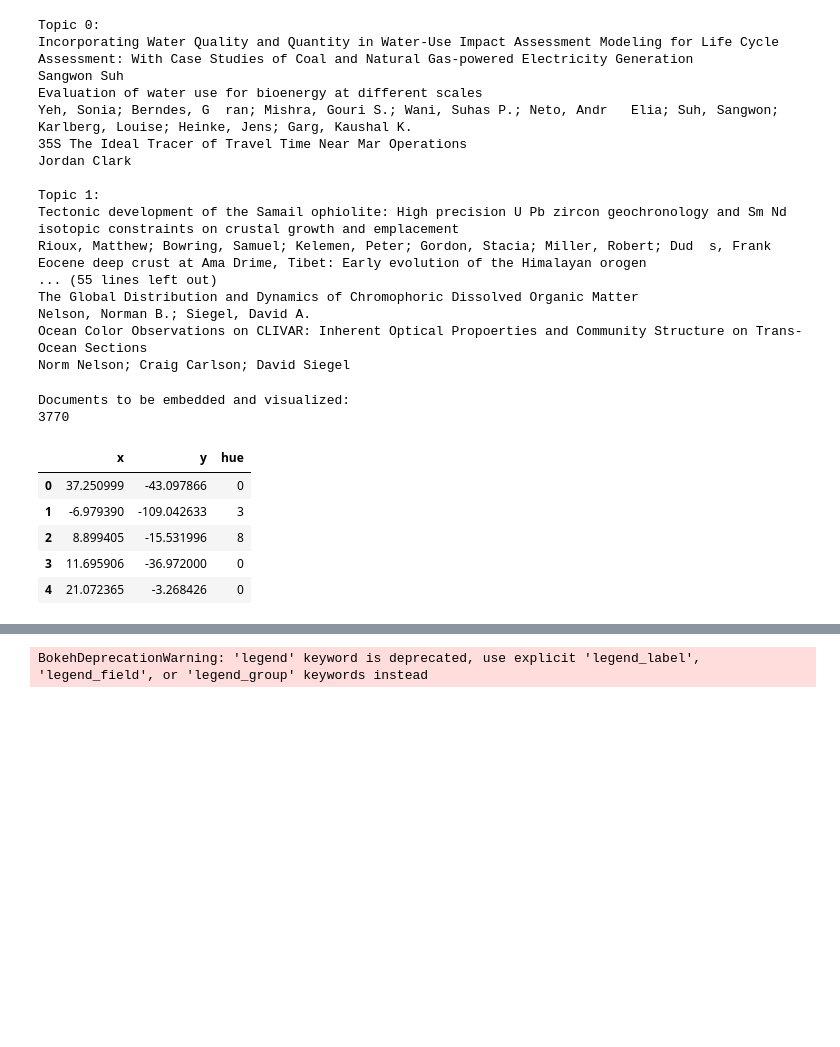
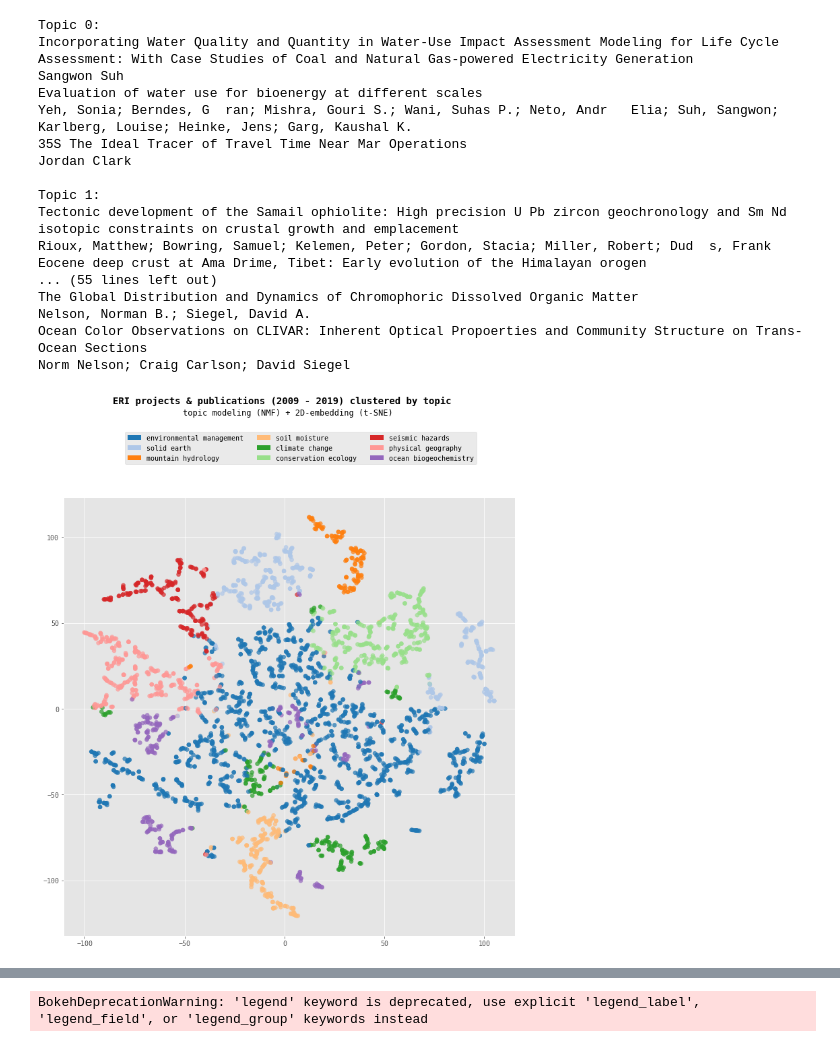
Before and after one commit to saralafia/ERI-maps, a Jupyter notebook: ERI-spatializations.ipynb, the cells around one changed output, grey strips where cells are left out. Saved outputs shown, nothing was run; the diff lists cells and outputs as text; code cells hidden in the pictures; blank space fills up the shorter version.

Commit message:
Updated interactive plots
t-SNE, UMAP

```diff
--- a/ERI-spatializations.ipynb
+++ b/ERI-spatializations.ipynb
@@ -161,59 +161,80 @@ topics = ['environmental management',
           'seismic hazards',
           'physical geography',
           'ocean biogeochemistry']
-# %%
-# VISUALIZE t-SNE, matplotlib; topics over time, initialize embedding
-# TO DO: refine perplexity (5-50), early_exaggeration (default: 12.0)
-tsne = TSNE(perplexity=7, early_exaggeration=5, random_state=3211)
-tsne_embedding = tsne.fit_transform(nmf_embedding)
-tsne_embedding = pd.DataFrame(tsne_embedding,columns=['x','y'])
-tsne_embedding['hue'] = nmf_embedding.argmax(axis=1)
-print("Documents to be embedded and visualized:")
-print(len(tsne_embedding))
-tsne_embedding.head()
-# %% [output]
-Documents to be embedded and visualized:
-3770
-|  | x | y | hue |
-| 0 | 37.250999 | -43.097866 | 0 |
-| 1 | -6.979390 | -109.042633 | 3 |
-| 2 | 8.899405 | -15.531996 | 8 |
-| 3 | 11.695906 | -36.972000 | 0 |
-| 4 | 21.072365 | -3.268426 | 0 |
 # %%
-# VISUALIZE t-SNE, matplotlib; optional - create legend with custom symbology
+# VISUALIZE t-SNE, matplotlib (static - single view)
+# TO DO: refine perplexity (5-50), early_exaggeration (default: 12.0)
+tsne = TSNE(perplexity=7, early_exaggeration=5, random_state=3211)
+tsne_embedding = tsne.fit_transform(nmf_embedding)
+tsne_embedding = pd.DataFrame(tsne_embedding,columns=['x','y'])
+tsne_embedding['hue'] = nmf_embedding.argmax(axis=1)
+tsne_colors = [all_palettes['Category20'][20][i] for i in tsne_embedding.hue]
+
+#data = tsne_embedding[df['start_year']<=year]
+#print("Documents to be embedded and visualized:")
+#print(len(tsne_embedding))
+#tsne_embedding.head()
+
+# TO DO: create legend with custom symbology
 # plt.style.use('ggplot')
-
 # fig, axs = plt.subplots(1,1, figsize=(5, 5), facecolor='w', edgecolor='k')
 # fig.subplots_adjust(hspace = .1, wspace=.001)
 
 legend_list = []
+
+for color in all_palettes['Category20'][20][:n_topics]:
+    legend_list.append(mpatches.Ellipse((0, 0), 1, 1, fc=color))
+
+# for color in all_palettes['Category20'][20][:n_topics]:
+#     legend_list.append(mpatches.Ellipse((0, 0), 1, 1, fc=color))
 
 # data = tsne_embedding
 # scatter = plt.scatter(data=data,x='x',y='y',s=4,c=data['hue'],cmap="Set2")
 # plt.axis('off')
 # plt.show()
 
-colors = []
-for i in range(len(topics)):
-    idx = np.where(data['hue']==i)[0][0]
-    color = scatter.get_facecolors()[idx]
-    colors.append(color)
-    legend_list.append(mpatches.Ellipse((0, 0), 1, 1, fc=color))
+# colors = []
+# for i in range(len(topics)):
+#     idx = np.where(tsne_embedding['hue']==i)[0][0]
+#     color = scatter.get_facecolors()[idx]
+#     colors.append(color)
+#     legend_list.append(mpatches.Ellipse((0, 0), 1, 1, fc=color))
 
 # # optional - hardcode colors in t-SNE plot
 # colors = np.array([[ 0.89411765,  0.10196079,  0.10980392,  1. ],
 #  [ 0.22685121,  0.51898501,  0.66574396,  1. ],
 #  [ 0.38731259,  0.57588621,  0.39148022,  1. ],
 #  [ 0.7655671 ,  0.38651289,  0.37099578,  1. ],
 #  [ 1.        ,  0.78937332,  0.11607843,  1. ],
 #  [ 0.75226453,  0.52958094,  0.16938101,  1. ],
 #  [ 0.92752019,  0.48406   ,  0.67238756,  1. ],
 #  [ 0.60000002,  0.60000002,  0.60000002,  1. ],
 #  [ 1,  0.74211076,  0.0944053,  1. ]])
 
 # legend_list = []
 
 # for i in range(len(topics)):
 #     color = colors[i]
 #     legend_list.append(mpatches.Ellipse((0, 0), 1, 1, fc=color))
+
+matplotlib.rc('font',family='monospace')
+plt.style.use('ggplot')
+
+fig,ax = plt.subplots(1,1, figsize=(12,13), facecolor='w', edgecolor='k')
+fig.subplots_adjust(hspace = .1, wspace=0)
+
+axs = axs.ravel()
+
+ax.scatter(tsne_embedding.x, tsne_embedding.y, c=tsne_colors, cmap="tab10", alpha=0.7)
+#axs[idx].axis('off')
+#ax.scatter(centroids[:,0], centroids[:,1], c='black', s=100, alpha=0.7, marker='x')
+#ax.set_title('6 topics found via NMF');
+fig.legend(legend_list, topics, loc=(0.18,0.87), ncol=3)
+plt.subplots_adjust(top=0.82)
+plt.suptitle("ERI projects & publications (2009 - 2019) clustered by topic", **{'fontsize':'14','weight':'bold'});
+plt.figtext(.51,0.95, 'topic modeling (NMF) + 2D-embedding (t-SNE)',
+            **{'fontsize':'12','weight':'light'}, ha='center');
+plt.show()
+#plt.savefig('figures/NMF-t-SNE-9-topic.png')
+# %% [output]
+[figure, added]
```
Also changed, not shown: parts of 9 cells of this notebook, 2 other files.
